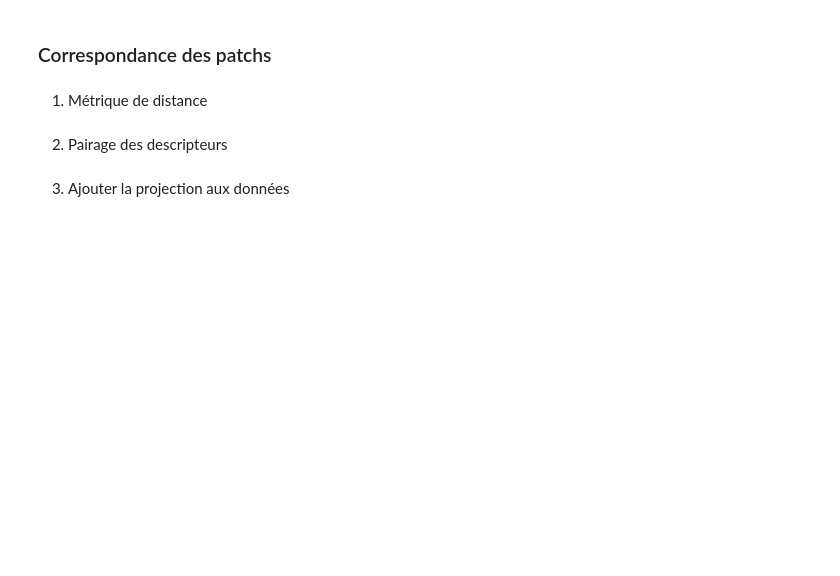
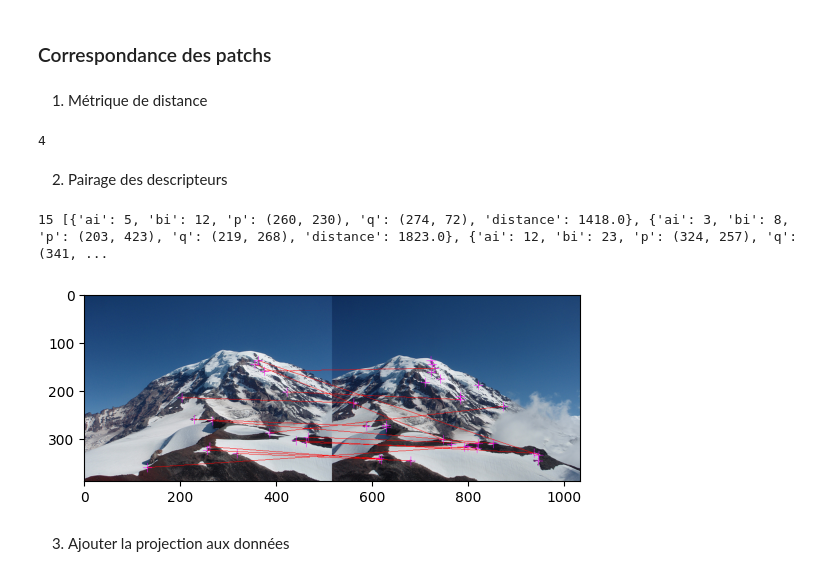
Before and after one commit to FrancoisHUP/TP2_INF889G, a Jupyter notebook: devoir2.ipynb, the cells around one changed output. Cells and saved outputs as stored; diff of their text form; code cells hidden in the pictures; blank space fills up the shorter version.

```diff
--- a/devoir2.ipynb
+++ b/devoir2.ipynb
@@ -231,2 +188,10 @@ plt.imshow(im_cd); plt.show()
+# %%
+from panorama_image import l1_distance
+
+d = l1_distance(np.array([1, 2]), np.array([3, 4]))
+
+print(d)
+# %% [output]
+4
 # %% [markdown]
 2. Pairage des descripteurs
@@ -237,2 +198,29 @@ plt.imshow(im_cd); plt.show()
+# %%
+from panorama_image import match_descriptors, harris_corner_detector
+import imageio
+
+im1 = imageio.v2.imread("data/Rainier1.png")
+im2 = imageio.v2.imread("data/Rainier2.png")
+ad = harris_corner_detector(im1, 2, 0.5, 3)
+bd = harris_corner_detector(im2, 2, 0.5, 3)
+
+# 1. Détection du meilleur pairage de a vers b
+# 2. Éliminer les patchs multiples pour un même descripteur
+m = match_descriptors(ad,bd)
+print(len(m), m)
+# %% [output]
+15 [{'ai': 5, 'bi': 12, 'p': (260, 230), 'q': (274, 72), 'distance': 1418.0}, {'ai': 3, 'bi': 8, 'p': (203, 423), 'q': (219, 268), 'distance': 1823.0}, {'ai': 12, 'bi': 23, 'p': (324, 257), 'q': (341, ...
+# %%
+import imageio
+import matplotlib.pyplot as plt
+from panorama_image import find_and_draw_matches
+a = imageio.v2.imread("data/Rainier1.png")
+b = imageio.v2.imread("data/Rainier2.png")
+
+# Important : threshold are now in pourcentage
+m = find_and_draw_matches(a,b,sigma=2,thresh=0.5,nms=3)
+plt.imshow(m); plt.show()
+# %% [output]
+[figure, added]
 # %% [markdown]
 3. Ajouter la projection aux données
```
Also changed, not shown: parts of 29 cells of this notebook, 1 other file.
